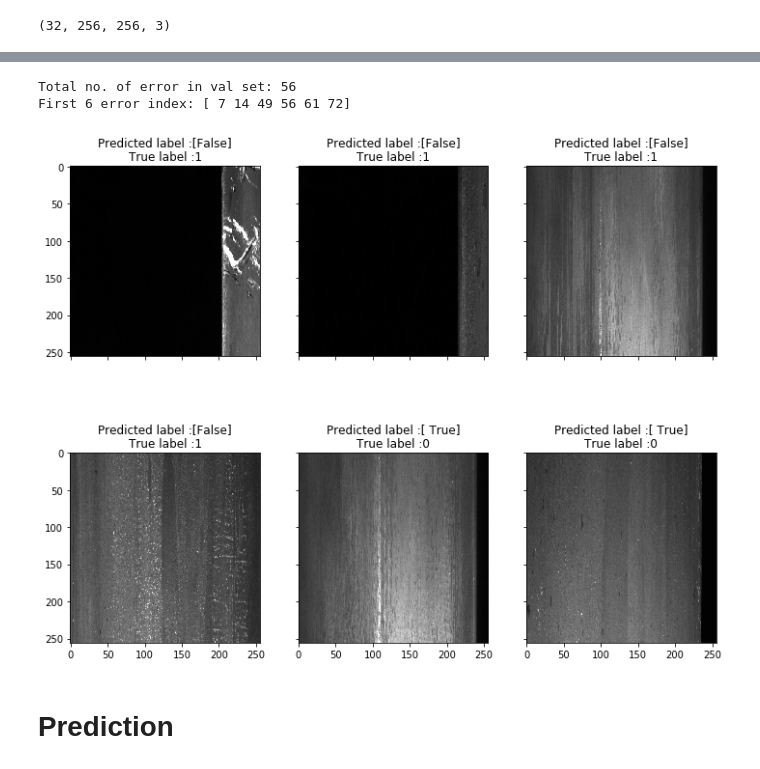
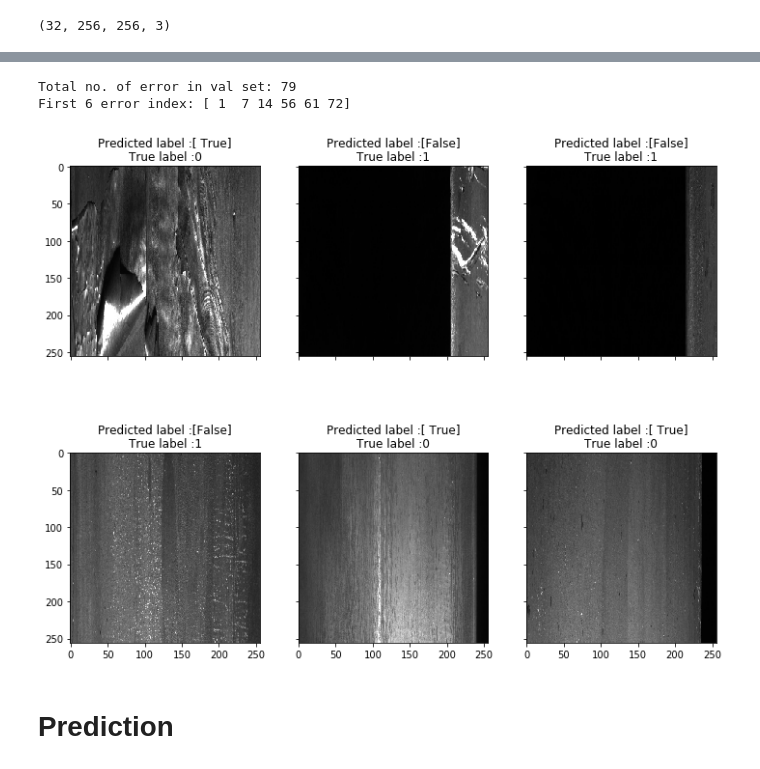
Before and after one commit to lamwaikitraymond/Steel-Defect-Defection, a Jupyter notebook: Steel-Step1-PredictDefectExsistance-ImageDataGenerator-Unet-14Sep.ipynb, the cells around one changed output, grey strips where cells are left out. Drawn from its saved outputs; the diff is of its cells as text; code cells hidden in the pictures.

```diff
--- a/Steel-Step1-PredictDefectExsistance-ImageDataGenerator-Unet-14Sep.ipynb
+++ b/Steel-Step1-PredictDefectExsistance-ImageDataGenerator-Unet-14Sep.ipynb
@@ -316,7 +318,7 @@ KEEP_PROB = 0.3
 # %%
 def Create_model():
 
-    input_shape = (256,256,3)
+    input_shape = (256,256,3)     # grayscale=(256,256,1), rgb=(256,256,3)
 
     inputs = Input(input_shape)
 
@@ -422,6 +424,9 @@ def Create_model():
 #     outputs = Dense(1, activation = 'sigmoid') (x3)
 
     model = Model(inputs=[inputs], outputs=[outputs])
+
+    adam = Adam(lr=0.0005)
+
     model.compile(optimizer='adam', loss='binary_crossentropy', metrics=['accuracy'])
 
     model.summary()
@@ -535,8 +452,8 @@ def Load_model():
 # %%
 %%time
 # Create model
-# model = Create_model()
+model = Create_model()
 
 # Load model
-model = Load_model()
+# model = Load_model()
 # %% [output]
@@ -564,13 +465,13 @@ Wall time: 6.38 s
 from keras.callbacks import EarlyStopping, ReduceLROnPlateau, ModelCheckpoint
 
 callbacks = [
-             EarlyStopping(monitor='val_loss', patience=8, min_delta=1e-4),
-             ReduceLROnPlateau(monitor='val_loss', factor=0.5, patience=2, cooldown=1, min_lr=1e-6),
-             ModelCheckpoint(filepath='./model/unet_valacc.h5', monitor='val_loss',
+             EarlyStopping(monitor='val_loss', patience=6, min_delta=1e-4),
+             ReduceLROnPlateau(monitor='val_loss', factor=0.6, patience=2, cooldown=1, min_lr=1e-6),
+             ModelCheckpoint(filepath='./model/step1_rgb_unet_valacc.h5', monitor='val_loss',
                              save_best_only=True, save_weights_only=False)
             ]
 # %%
-EPOCHS = 20
+EPOCHS = 60
 
 total_steps = y_train.shape[0] / BATCH_SIZE                # no. of train_images / batch size
 
@@ -815,33 +728,33 @@ Wall time: 10.1 s
 # %%
 errors = (np.squeeze(y_val_pred) - y_val != 0) # array of bools with true when there is an error or false when the image is cor
 
 index = np.squeeze(np.where(errors==True))
 print('Total no. of error in val set:', len(index))
 print('First 6 error index:', index[:6])
 
 y_val_pred_er = y_val_pred[errors]
 y_val_er = y_val[errors]
 x_val_er = x_val[errors]
 
 def display_errors():
     """ This function shows 6 images with their predicted and real labels"""
     nrows = 2
     ncols = 3
 
     fig, ax = plt.subplots(nrows, ncols, sharex=True, sharey=True, figsize=(12,10))
     for row in range(nrows):
         for col in range(ncols):
             i = row * ncols + col
 
-            ax[row,col].imshow(x_val_er[i], )
+            ax[row,col].imshow(np.squeeze(x_val_er[i], ))
             ax[row,col].set_title("Predicted label :{}\nTrue label :{}".format(y_val_pred_er[i], y_val_er[i]))
 
 # Show the 6 errors
 display_errors()
 # %% [output]
-Total no. of error in val set: 56
-First 6 error index: [ 7 14 49 56 61 72]
+Total no. of error in val set: 79
+First 6 error index: [ 1  7 14 56 61 72]
-[figure, old version]
+[figure, new version]
 # %% [markdown]
 # Prediction
 # %%
```
Also changed, not shown: parts of 31 cells of this notebook, 15 other files.
